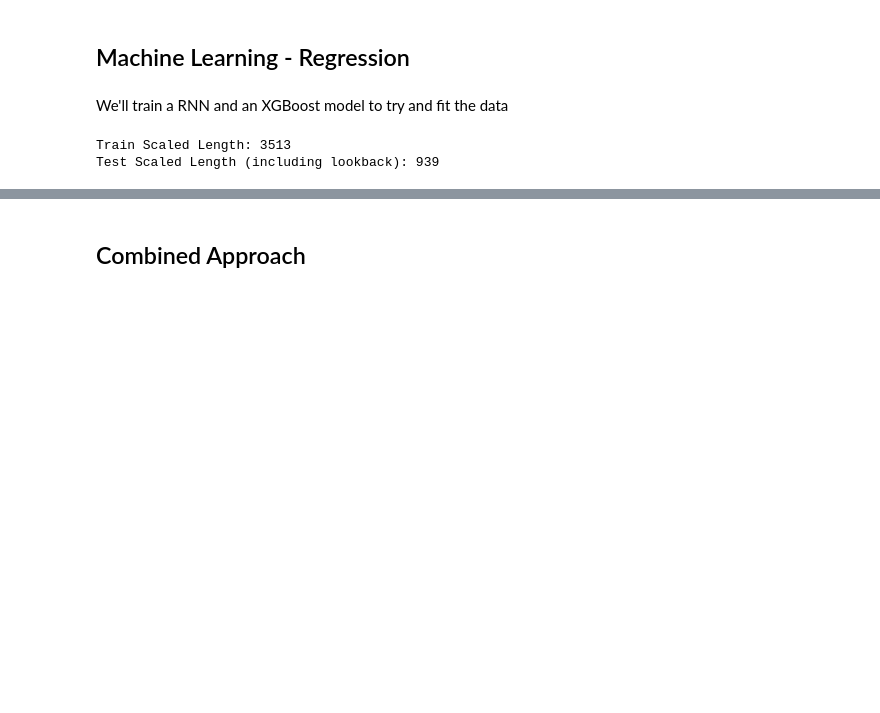
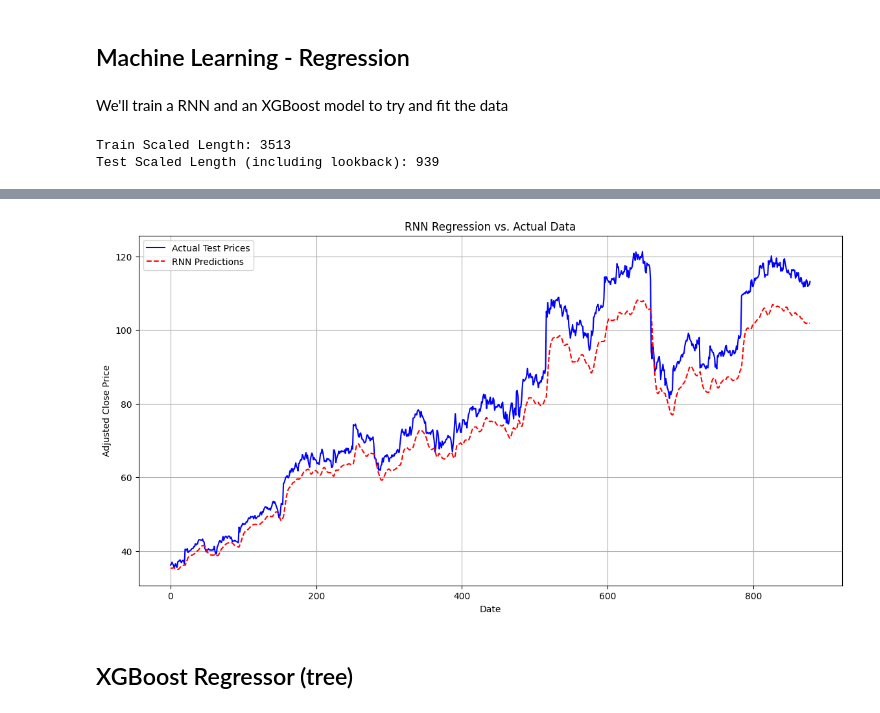
Before and after one commit to ivanbutera/portfolio, a Jupyter notebook: StockPriceFuturistics/stock_predictions.ipynb, the cells around one changed output, grey strips where cells are left out. Drawn from its saved outputs; the diff is of its cells as text; code cells hidden in the pictures; blank space fills up the shorter version.

Commit message:
add RNN LSTM

```diff
--- a/StockPriceFuturistics/stock_predictions.ipynb
+++ b/StockPriceFuturistics/stock_predictions.ipynb
@@ -539,0 +534,27 @@ print(lstm_forecast_df.tail())
+# %%
+# --- Training and Forecasting ---
+
+print("--- Training Model (may take a few minutes) ---")
+# Train the model
+# Using a small batch size and moderate epochs for quick results
+history = model.fit(X_train, y_train, epochs=25, batch_size=32, verbose=1, validation_split=0.1)
+
+
+print("--- Generating Predictions ---")
+# Make predictions on the test set
+predicted_price_scaled = model.predict(X_test)
+
+# Inverse transform the predictions to get the original price scale
+predicted_price = scaler.inverse_transform(predicted_price_scaled)
+
+# Extract the actual prices for comparison
+actual_price = scaler.inverse_transform(y_test.reshape(-1, 1))
+
+# Create a DataFrame for easy comparison
+lstm_forecast_df = pd.DataFrame({
+    'Actual': actual_price.flatten(),
+    'Predicted': predicted_price.flatten()
+}, index=ts_data.index[train_size : train_size + len(predicted_price)]) # Align index correctly
+
+print("\n--- LSTM Forecast vs. Actuals Summary ---")
+print(lstm_forecast_df.tail())
@@ -540,2 +616,15 @@ print(lstm_forecast_df.tail())
+# %%
+# visualize the Forecast vs. Actuals
+plt.figure(figsize=(14, 7))
+plt.plot(actuals, label='Actual Test Prices', color='blue')
+plt.plot(predictions, label='RNN Predictions', color='red', linestyle='--')
+plt.title('RNN Regression vs. Actual Data')
+plt.xlabel('Date')
+plt.ylabel('Adjusted Close Price')
+plt.legend()
+plt.grid(True)
+plt.show()
+# %% [output]
+[figure, added]
 # %% [markdown]
-## Combined Approach
+## XGBoost Regressor (tree)
```
Also changed, not shown: parts of 5 cells of this notebook.
